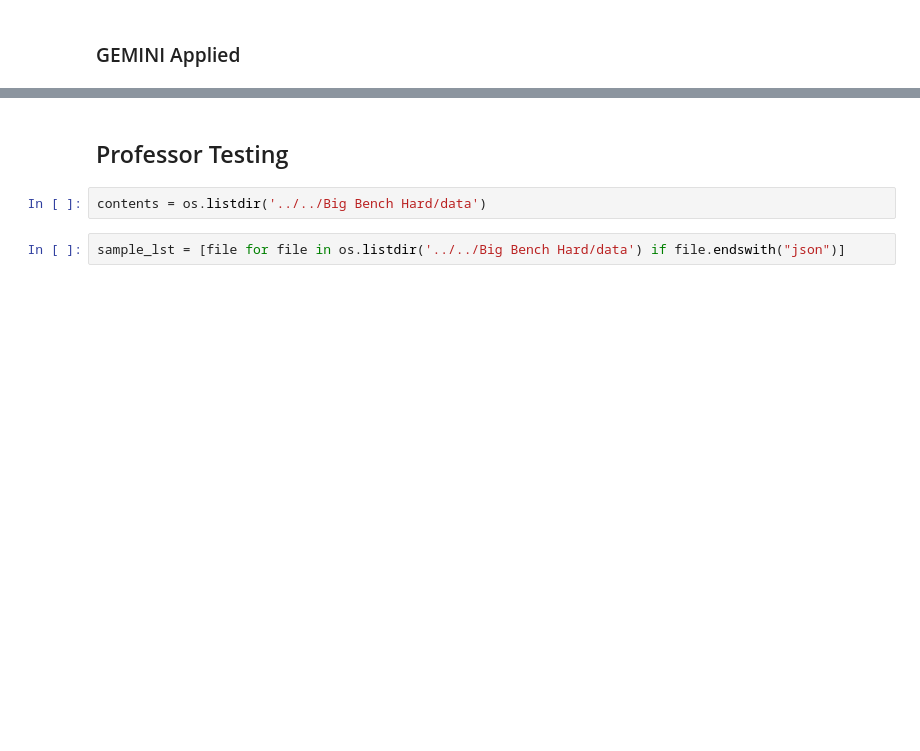
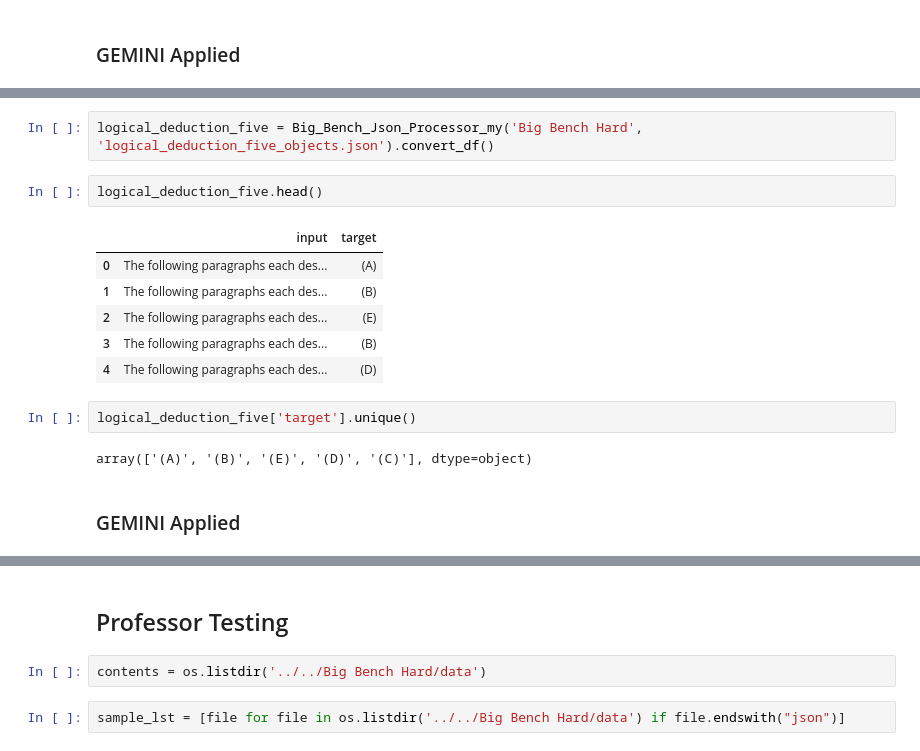
Before and after one commit to ezishr/Undergraduate-Research, a Jupyter notebook: Check points/Big Bench Hard/bigBenchHardEDA.ipynb, the cells around one changed output, grey strips where cells are left out. Saved outputs shown, nothing was run; the diff lists cells and outputs as text; blank space fills up the shorter version.

```diff
--- a/Check points/Big Bench Hard/bigBenchHardEDA.ipynb
+++ b/Check points/Big Bench Hard/bigBenchHardEDA.ipynb
@@ -484,0 +556,17 @@ Successful requests: 250
+# %%
+logical_deduction_five = Big_Bench_Json_Processor_my('Big Bench Hard', 'logical_deduction_five_objects.json').convert_df()
+# %%
+logical_deduction_five.head()
+# %% [output]
+|  | input | target |
+| 0 | The following paragraphs each des... | (A) |
+| 1 | The following paragraphs each des... | (B) |
+| 2 | The following paragraphs each des... | (E) |
+| 3 | The following paragraphs each des... | (B) |
+| 4 | The following paragraphs each des... | (D) |
+# %%
+logical_deduction_five['target'].unique()
+# %% [output]
+array(['(A)', '(B)', '(E)', '(D)', '(C)'], dtype=object)
+# %% [markdown]
+### GEMINI Applied
```
Also changed, not shown: parts of 61 cells of this notebook, 11 other files.
